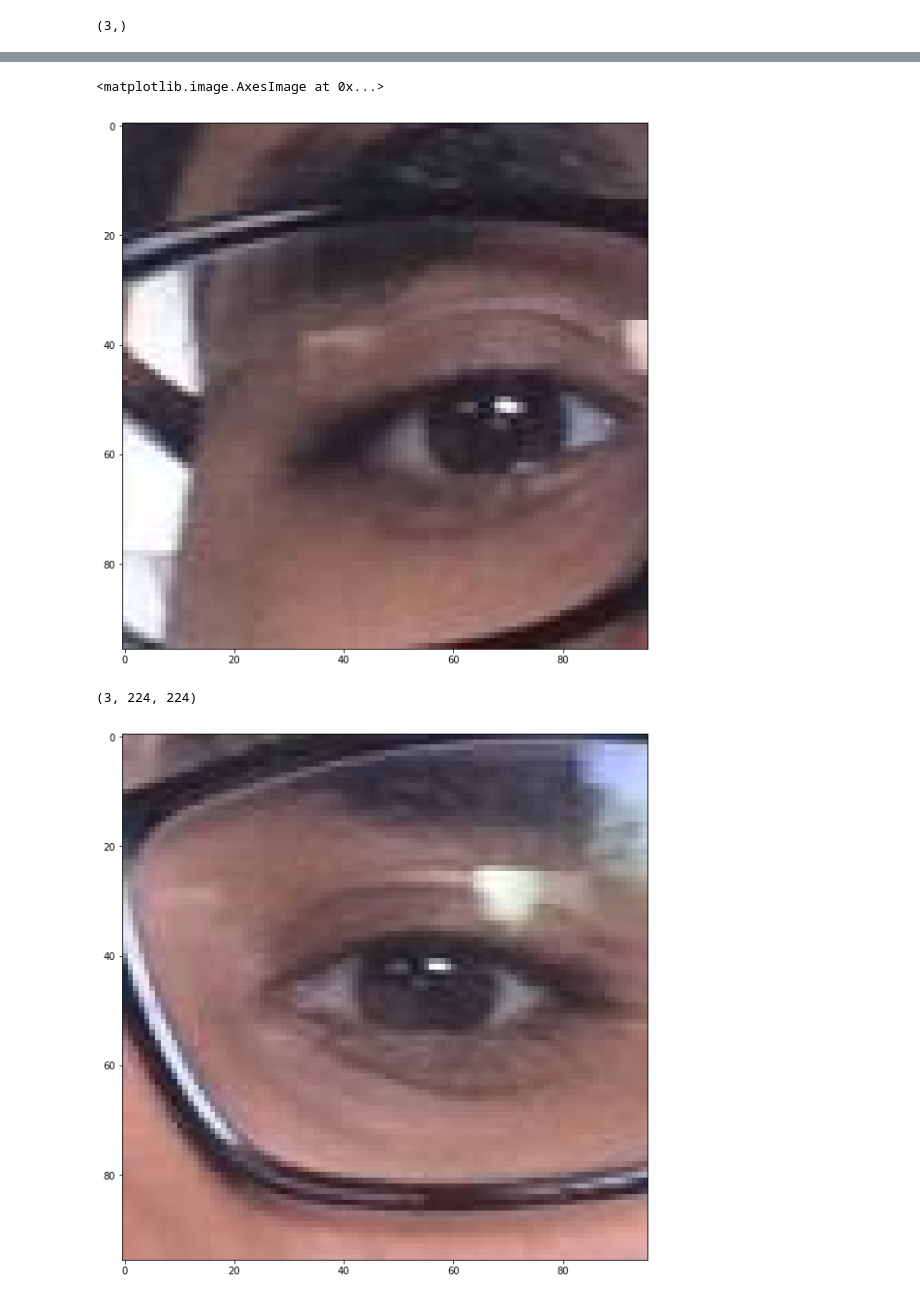
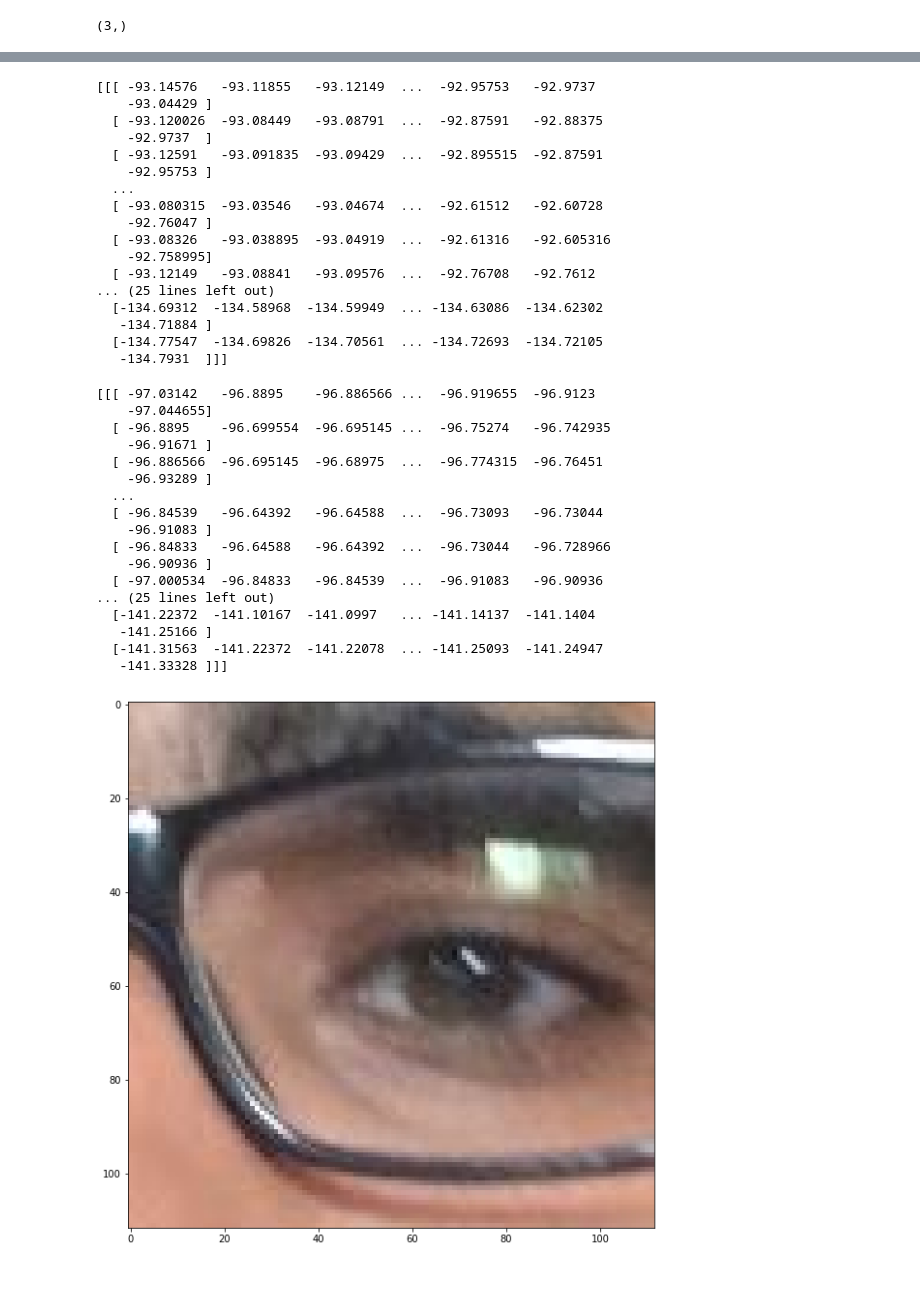
Before and after one commit to Siddhant24/GazeModel, a Jupyter notebook: model.ipynb, the cells around one changed output, grey strips where cells are left out. Saved outputs shown, nothing was run; the diff lists cells and outputs as text; code cells hidden in the pictures.

```diff
--- a/model.ipynb
+++ b/model.ipynb
@@ -85,7 +85,7 @@ net.blobs['facegrid'].reshape(1,        # batch size
                           1, 1)
 # %%
 # load image_face
-face = caffe.io.load_image('appleFace00003/00000.jpg')
+face = caffe.io.load_image('appleFace00003/00070.jpg')
 transformed_image_face = transformer_image_face.preprocess('image_face', face)
-plt.imshow(face)
+print(transformed_image_face)
 # %% [output]
@@ -94,19 +109,50 @@ plt.imshow(face)
 # %%
 # load image right eye
-right_eye = caffe.io.load_image('appleRightEye00003/00000.jpg')
+right_eye = caffe.io.load_image('appleRightEye00003/00070.jpg')
 transformed_image_right = transformer_image_right.preprocess('image_right', right_eye)
-plt.imshow(right_eye)
+print(transformed_image_right)
 # %% [output]
-<matplotlib.image.AxesImage at 0x...>
+[[[ -93.14576   -93.11855   -93.12149  ...  -92.95753   -92.9737
+    -93.04429 ]
+  [ -93.120026  -93.08449   -93.08791  ...  -92.87591   -92.88375
+    -92.9737  ]
+  [ -93.12591   -93.091835  -93.09429  ...  -92.895515  -92.87591
+    -92.95753 ]
+  ...
+  [ -93.080315  -93.03546   -93.04674  ...  -92.61512   -92.60728
+    -92.76047 ]
+  [ -93.08326   -93.038895  -93.04919  ...  -92.61316   -92.605316
+    -92.758995]
+  [ -93.12149   -93.08841   -93.09576  ...  -92.76708   -92.7612
+... (25 lines left out)
+  [-134.69312  -134.58968  -134.59949  ... -134.63086  -134.62302
+   -134.71884 ]
+  [-134.77547  -134.69826  -134.70561  ... -134.72693  -134.72105
+   -134.7931  ]]]
-[figure, removed]
 # %%
 # load image left eye
-left_eye = caffe.io.load_image('appleLeftEye00003/00000.jpg')
+left_eye = caffe.io.load_image('appleLeftEye00003/00070.jpg')
 transformed_image_left = transformer_image_left.preprocess('image_left', left_eye)
 plt.imshow(left_eye)
-print(transformed_image_left.shape)
+print(transformed_image_left)
 # %% [output]
-(3, 224, 224)
+[[[ -97.03142   -96.8895    -96.886566 ...  -96.919655  -96.9123
+    -97.044655]
+  [ -96.8895    -96.699554  -96.695145 ...  -96.75274   -96.742935
+    -96.91671 ]
+  [ -96.886566  -96.695145  -96.68975  ...  -96.774315  -96.76451
+    -96.93289 ]
+  ...
+  [ -96.84539   -96.64392   -96.64588  ...  -96.73093   -96.73044
+    -96.91083 ]
+  [ -96.84833   -96.64588   -96.64392  ...  -96.73044   -96.728966
+    -96.90936 ]
+  [ -97.000534  -96.84833   -96.84539  ...  -96.91083   -96.90936
+... (25 lines left out)
+  [-141.22372  -141.10167  -141.0997   ... -141.14137  -141.1404
+   -141.25166 ]
+  [-141.31563  -141.22372  -141.22078  ... -141.25093  -141.24947
+   -141.33328 ]]]
-[figure, old version]
+[figure, new version]
 # %%
 # load facegrid
```
Also changed, not shown: parts of 3 cells of this notebook, 1 other file.
